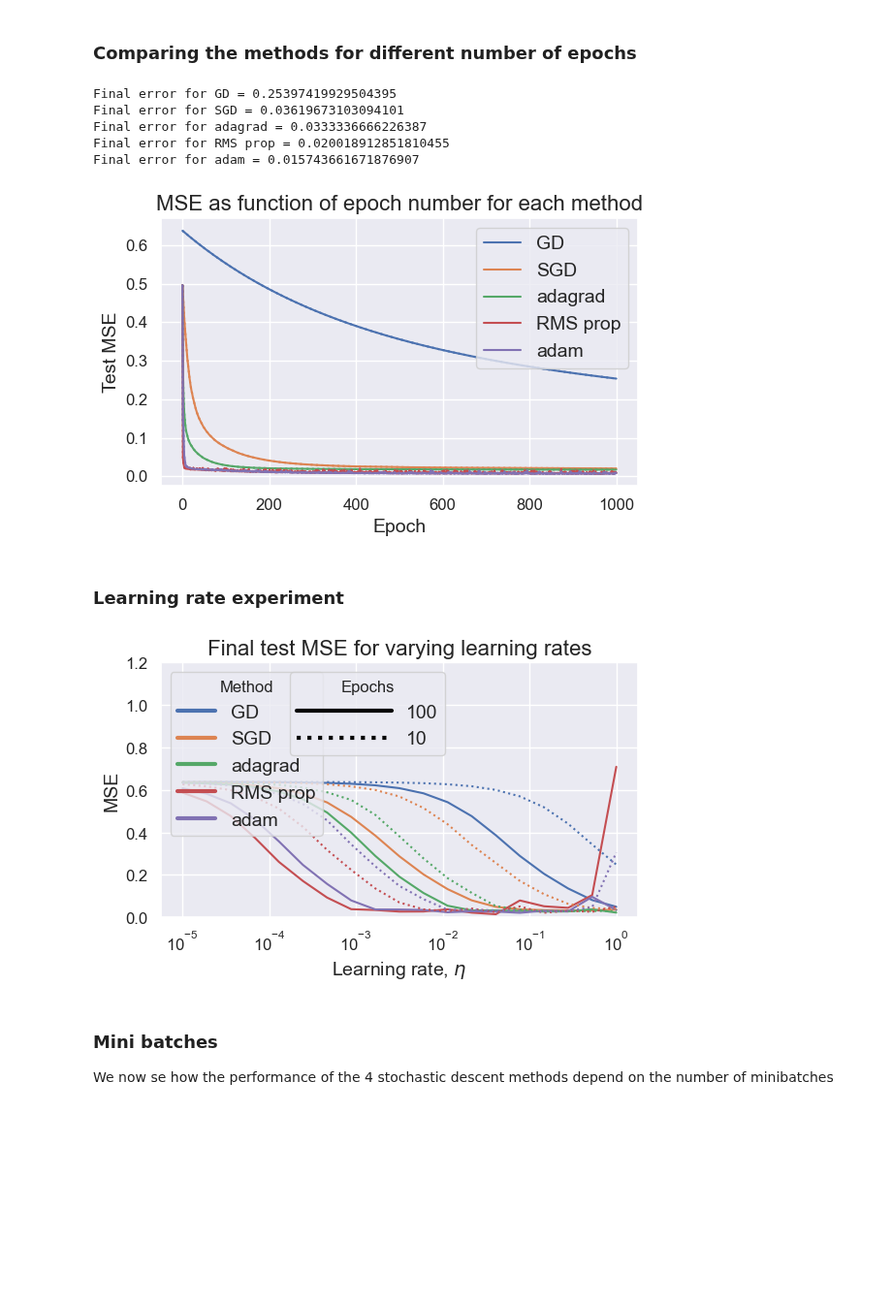
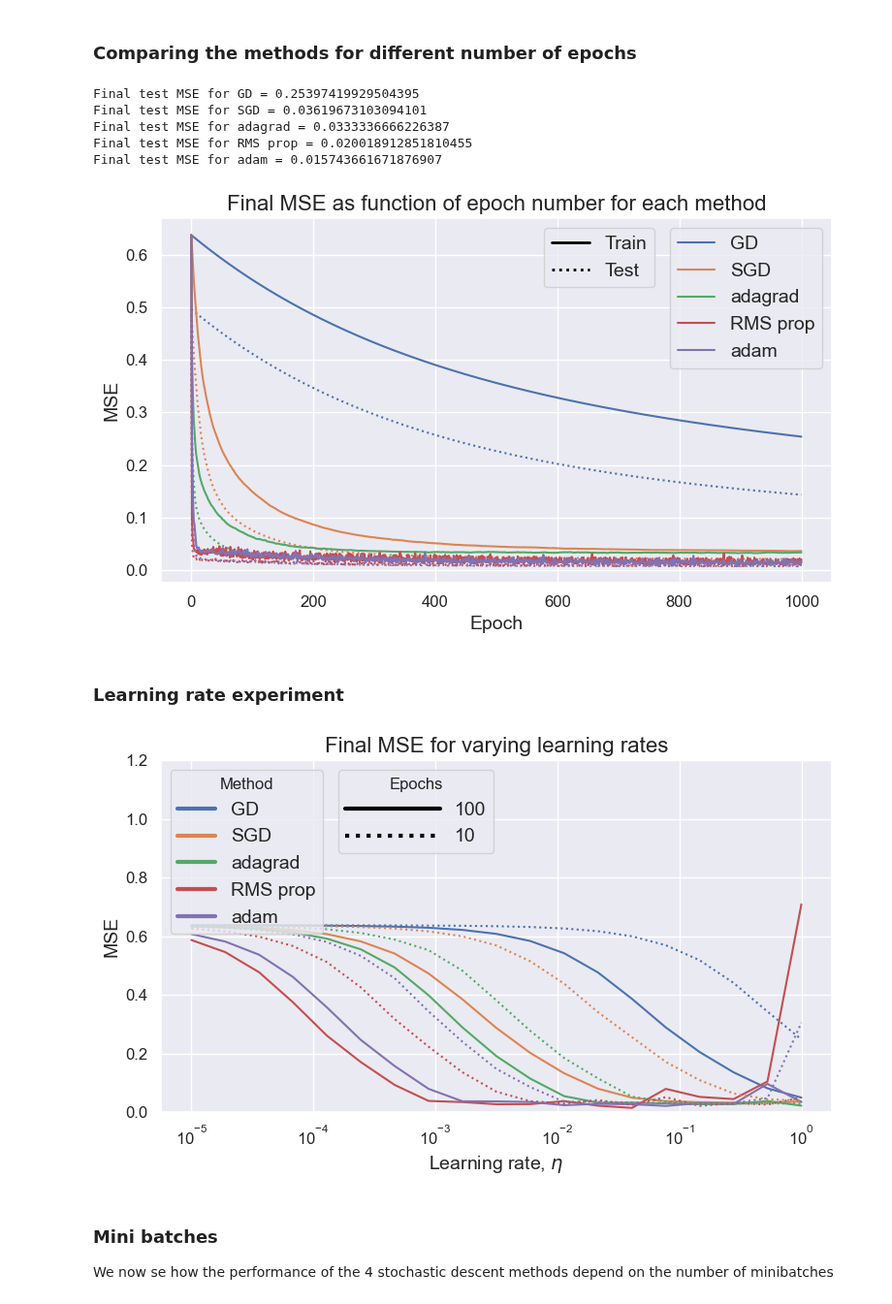
Before and after one commit to Trond01/Project2_FYS-STK4155, a Jupyter notebook: Runs/a.ipynb, the cells around one changed output. Shown at 97% size. Drawn from its saved outputs; the diff is of its cells as text; code cells hidden in the pictures; blank space fills up the shorter version.

```diff
--- a/Runs/a.ipynb
+++ b/Runs/a.ipynb
@@ -97,7 +97,7 @@ def gradient_comparison_experiment(method=GD, savefig=False, n_epochs=10000):
     lr = 0.05
 
     # Make plot
-    fig, ax = plt.subplots(figsize=(6, 4))
+    fig, ax = plt.subplots(figsize=(8, 5))
 
     # Loop
     linestyles = ["r", "b--", "black", "g--"]
@@ -217,48 +217,57 @@ def epoch_experiment(lr, n_epochs=1000, methods_dict_list=methods_dict_list, sav
     # For methods with n_batches, the default 5 is used!
     n_batches = 5
 
-    fig, ax = plt.subplots(figsize=(6, 4))
+    fig, ax = plt.subplots(figsize=(8, 5))
 
     for method_dict in methods_dict_list:
 
         method_func = method_dict["method"]
         method_name = method_dict["name"]
         method_col  = method_dict["color"]
 
         result = method_func(X_train, y_train, X_test, y_test,
                 grad_method=loss_grad,
                 n_epochs=n_epochs,
                 lr=lr,
                 beta0=beta0,
                 test_loss_func=(MSELoss_method(model)))
 
         if method_name=="GD": # batch size 1
             plt.plot(result["test_loss_list"][::1], label=method_name, color=method_col)
-            plt.plot(result["test_loss_list"][::1], color=method_col, linestyle="dotted")
+            plt.plot(result["train_loss_list"][::1], color=method_col, linestyle="dotted")
         else:
-            plt.plot(result["train_loss_list"][::n_batches], label=method_name, color=method_col)
+            plt.plot(result["test_loss_list"][::n_batches], label=method_name, color=method_col)
             plt.plot(result["train_loss_list"][::n_batches], color=method_col, linestyle="dotted")
-        print(f"Final error for {method_name} = {result['test_loss_list'][-1]}")
+        print(f"Final test MSE for {method_name} = {result['test_loss_list'][-1]}")
+
+    # Colors
+    legend_color = plt.legend(loc='upper right', bbox_to_anchor=(1,1), handlelength=2)
+
+    # Linestyles, remember to add back color!
+    style_handles = [Line2D([0], [0], color='black', linewidth=2, linestyle=ls) for ls in ["-", "dotted"]]
+    legend_style = plt.legend(style_handles, ["Train", "Test"], bbox_to_anchor=(0.75,1), handlelength=2)
+    plt.gca().add_artist(legend_color)
 
     plt.xlabel("Epoch")
-    plt.ylabel("Test MSE")
-    plt.title("MSE as function of epoch number for each method")
+    plt.ylabel("MSE")
+    plt.title("Final MSE as function of epoch number for each method")
 
     plt.tight_layout()
-    plt.legend()
     plt.savefig(filepath_location_default+f"__epoch_eperiment__lr={lr}.png")
     plt.show()
 
+
+
 # epoch_experiment(0.001)
-epoch_experiment(0.01, save=True)
+epoch_experiment(0.01, n_epochs=1000, save=True)
 # epoch_experiment(0.1)
 # %% [output]
-Final error for GD = 0.25397419929504395
-Final error for SGD = 0.03619673103094101
-Final error for adagrad = 0.0333336666226387
-Final error for RMS prop = 0.020018912851810455
-Final error for adam = 0.015743661671876907
+Final test MSE for GD = 0.25397419929504395
+Final test MSE for SGD = 0.03619673103094101
+Final test MSE for adagrad = 0.0333336666226387
+Final test MSE for RMS prop = 0.020018912851810455
+Final test MSE for adam = 0.015743661671876907
-[figure, old version]
+[figure, new version]
 # %% [markdown]
 ### Learning rate experiment
 # %%
@@ -298,7 +307,7 @@ def lr_experiment(lr_values, n_epochs=3, methods_dict_list=methods_dict_list, li
         plt.plot(lr_values, final_errors, label=method_name, color=method_dict["color"], linestyle=linestyle)
 
 # Init
-fig, ax = plt.subplots(figsize=(6, 4))
+fig, ax = plt.subplots(figsize=(8, 5))
 
 # Values for the learning rates
 lr_values = np.logspace(-5, 0, 19)
@@ -327,7 +336,7 @@ legend_style = plt.legend(style_handles, epoch_nums, loc='upper left', title='Ep
 plt.xlabel(r"Learning rate, $\eta$")
 plt.xscale("log")
 plt.ylabel("MSE")
-plt.title("Final test MSE for varying learning rates")
+plt.title("Final MSE for varying learning rates")
 plt.ylim(0, 1.2)
 
 # Add the first legend manually to the plot
@@ -336,7 +345,7 @@ plt.tight_layout()
 plt.savefig(filepath_location_default+f"__lr_eperiment__.png")
 plt.show()
 # %% [output]
-[figure, old version]
+[figure, new version]
 # %% [markdown]
 ### Mini batches
 
```
Also changed, not shown: parts of 4 cells of this notebook, 7 other files.
